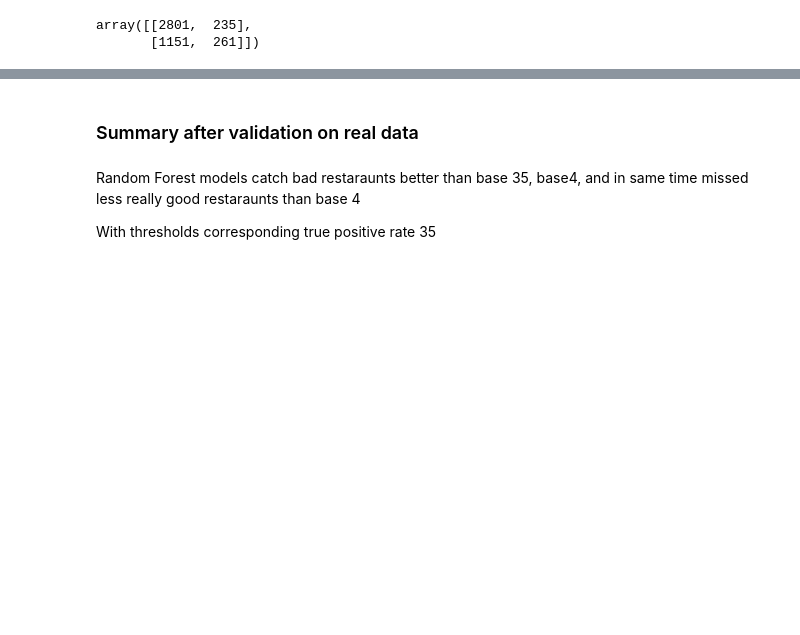
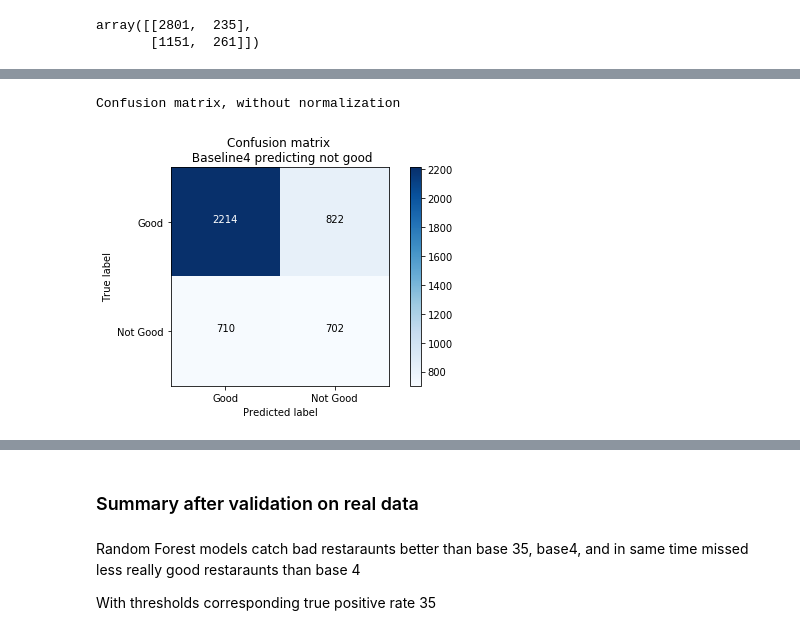
Before and after one commit to Myau5x/anti-recommender, a Jupyter notebook: testing_on_scrap.ipynb, the cells around one changed output, grey strips where cells are left out. Cells and saved outputs as stored; diff of their text form; code cells hidden in the pictures; blank space fills up the shorter version.

```diff
--- a/testing_on_scrap.ipynb
+++ b/testing_on_scrap.ipynb
@@ -377,0 +351,6 @@ array([[1224, 1812],
+# %%
+plot_confusion_matrix(confusion_matrix(act_plus, base4),['Good','Not Good'],
+                      title='Confusion matrix \n Baseline4 predicting not good')
+# %% [output]
+Confusion matrix, without normalization
+[figure, added]
```
Also changed, not shown: parts of 35 cells of this notebook, 31 other files.
